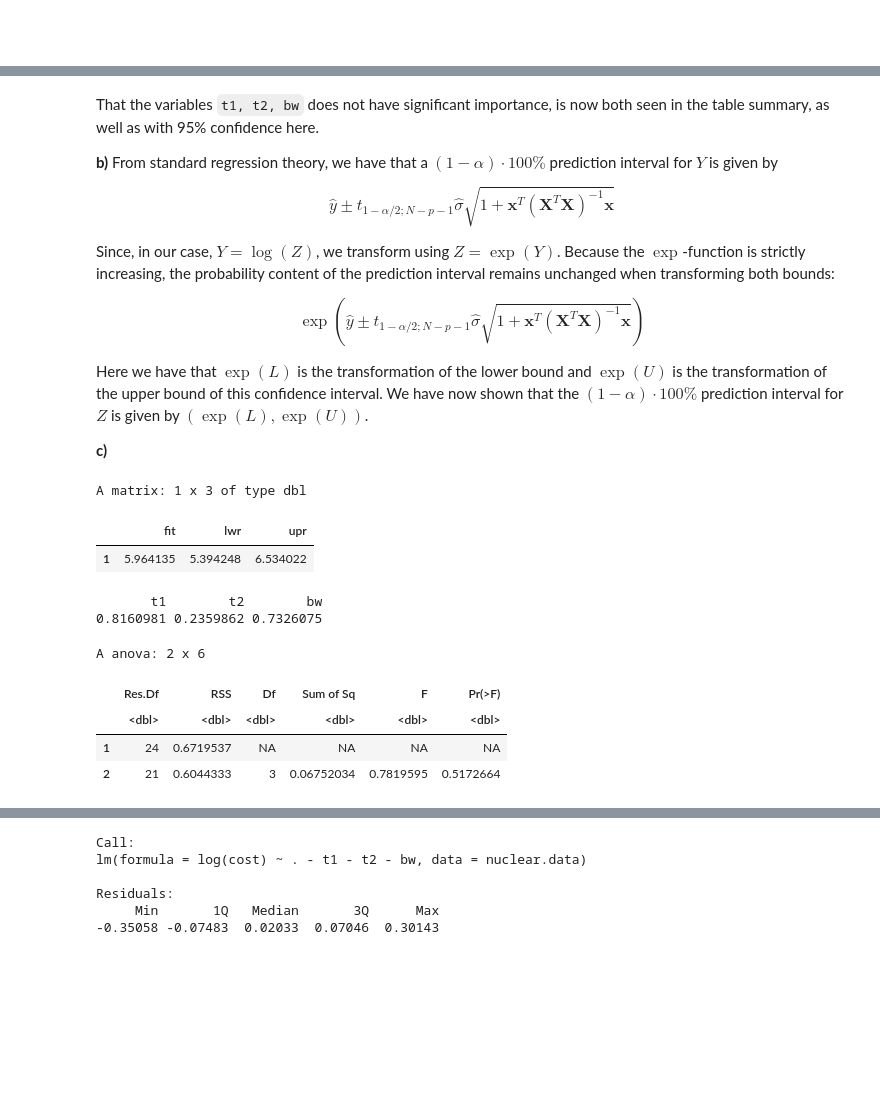
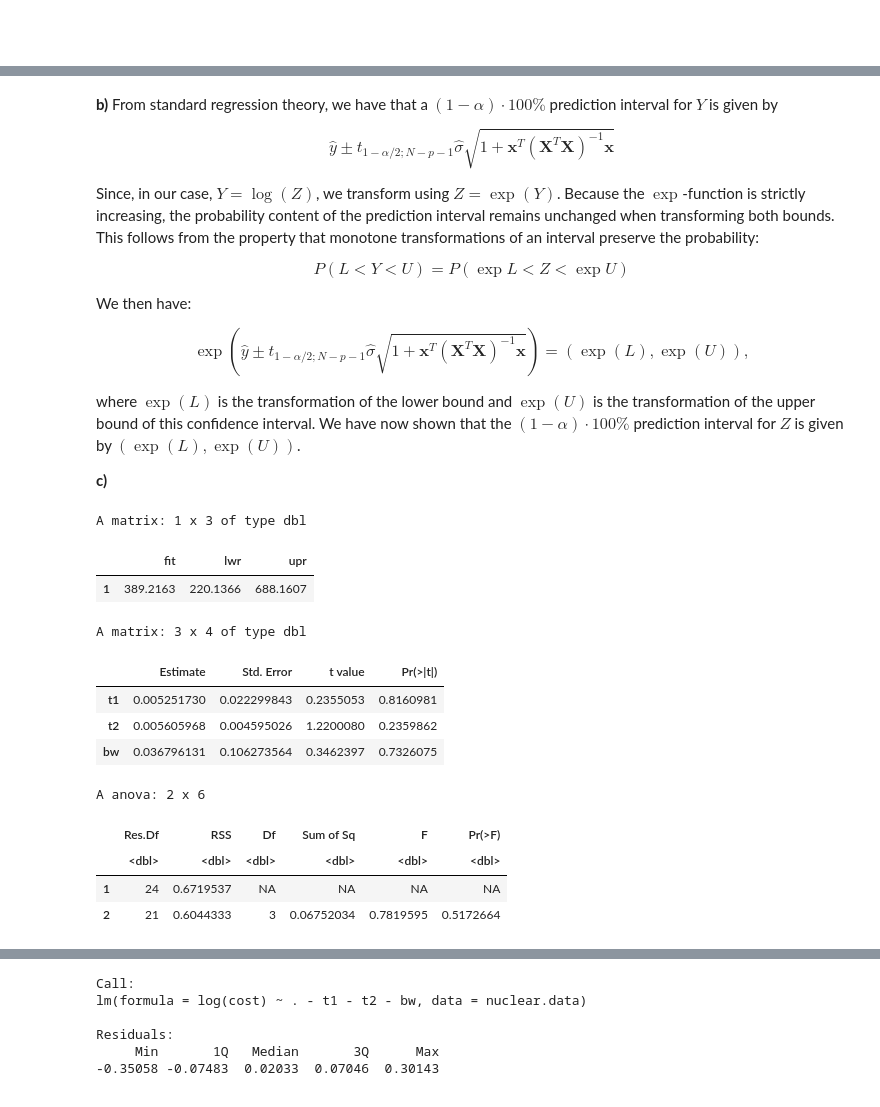
Before and after one commit to hakonko/STK2100, a Jupyter notebook: Mandatory 1/oblig1_haakongk.ipynb, the cells around one changed output, grey strips where cells are left out. Saved outputs shown, nothing was run; the diff lists cells and outputs as text; code cells hidden in the pictures; blank space fills up the shorter version.

```diff
--- a/Mandatory 1/oblig1_haakongk.ipynb
+++ b/Mandatory 1/oblig1_haakongk.ipynb
@@ -108,37 +66,52 @@ A matrix: 3 x 2 of type dbl
 # %% [markdown]
-That the variables `t1, t2, bw` does not have significant importance, is now both seen in the table summary, as well as with 95% confidence here.
-
 **b)** From standard regression theory, we have that a $(1 - \alpha) \cdot 100\%$ prediction interval for $Y$ is given by
 
 $$\hat{y} \pm t_{1-\alpha/2; N-p-1} \hat{\sigma} \sqrt {1 + \mathbf{x}^T(\mathbf{X}^T\mathbf{X})^{-1}\mathbf{x}}$$
 
-Since, in our case, $Y = \log(Z)$, we transform using $Z = \exp(Y)$. Because the $\exp$-function is strictly increasing, the probability content of the prediction interval remains unchanged when transforming both bounds:
+Since, in our case, $Y = \log(Z)$, we transform using $Z = \exp(Y)$. Because the $\exp$-function is strictly increasing, the probability content of the prediction interval remains unchanged when transforming both bounds. This follows from the property that monotone transformations of an interval preserve the probability:
 
-$$\exp \left( \hat{y} \pm t_{1-\alpha/2; N-p-1} \hat{\sigma} \sqrt {1 + \mathbf{x}^T(\mathbf{X}^T\mathbf{X})^{-1}\mathbf{x}}\right)$$
+$$P(L < Y < U) = P(\exp{L} < Z < \exp{U})$$
 
-Here we have that $\exp(L)$ is the transformation of the lower bound and $\exp(U)$ is the  transformation of the upper bound of this confidence interval. We have now shown that the $(1 - \alpha) \cdot 100\%$ prediction interval for $Z$ is given by $(\exp(L), \exp(U))$.
+We then have:
+
+$$\exp \left( \hat{y} \pm t_{1-\alpha/2; N-p-1} \hat{\sigma} \sqrt {1 + \mathbf{x}^T(\mathbf{X}^T\mathbf{X})^{-1}\mathbf{x}}\right) = (\exp(L), \exp(U)), $$
+
+where $\exp(L)$ is the transformation of the lower bound and $\exp(U)$ is the  transformation of the upper bound of this confidence interval. We have now shown that the $(1 - \alpha) \cdot 100\%$ prediction interval for $Z$ is given by $(\exp(L), \exp(U))$.
 
 **c)**
 # %%
-# constructing 95% prediction interval for cost
+# creating a data frame from the given x covariate vector
 new.x <- data.frame(date = 70.0, t1 = 13, t2 = 50, cap = 800, pr = 1, ne = 0, ct = 0, bw = 1, cum.n = 8, pt = 1)
-predict(nuclear.fit, new.x, interval="predict")
+
+pred.y <- predict(nuclear.fit, new.x, interval="predict")
+
+# getting the Z with backward transform
+pred.z <- exp(pred.y)
+pred.z
 # %% [output]
 A matrix: 1 x 3 of type dbl
 |  | fit | lwr | upr |
-| 1 | 5.964135 | 5.394248 | 6.534022 |
+| 1 | 389.2163 | 220.1366 | 688.1607 |
 # %%
-summary(nuclear.fit)$coefficients[c("t1", "t2", "bw"), 4]
+# obtaining the individual H0 : βj = 0 against HA : βj ̸= 0
+summary(nuclear.fit)$coefficients[c("t1", "t2", "bw"), ]
 # %% [output]
-       t1        t2        bw
-0.8160981 0.2359862 0.7326075
+A matrix: 3 x 4 of type dbl
+|  | Estimate | Std. Error | t value | Pr(>|t|) |
+| t1 | 0.005251730 | 0.022299843 | 0.2355053 | 0.8160981 |
+| t2 | 0.005605968 | 0.004595026 | 1.2200080 | 0.2359862 |
+| bw | 0.036796131 | 0.106273564 | 0.3462397 | 0.7326075 |
-# %%
-full_model <- nuclear.fit
-reduced_model <- lm(log(cost) ~ . -t1 -t2 -bw, data = nuclear.data)
-anova(reduced_model, full_model)
-# %% [output]
-A anova: 2 x 6
-|  | Res.Df | RSS | Df | Sum of Sq | F | Pr(>F) |
-|  | <dbl> | <dbl> | <dbl> | <dbl> | <dbl> | <dbl> |
-| 1 | 24 | 0.6719537 | NA | NA | NA | NA |
-| 2 | 21 | 0.6044333 | 3 | 0.06752034 | 0.7819595 | 0.5172664 |
+# %%
+# obtaining joint test, to do this we use the full fit with all the covariates,
+# then a reduced fit without the mentioned t1, t2, bw. Then we perform an
+# F-test between the two
+
+full_model <- nuclear.fit
+reduced_model <- lm(log(cost) ~ . -t1 -t2 -bw, data = nuclear.data)
+anova(reduced_model, full_model)
+# %% [output]
+A anova: 2 x 6
+|  | Res.Df | RSS | Df | Sum of Sq | F | Pr(>F) |
+|  | <dbl> | <dbl> | <dbl> | <dbl> | <dbl> | <dbl> |
+| 1 | 24 | 0.6719537 | NA | NA | NA | NA |
+| 2 | 21 | 0.6044333 | 3 | 0.06752034 | 0.7819595 | 0.5172664 |
```
Also changed, not shown: parts of 20 cells of this notebook.
